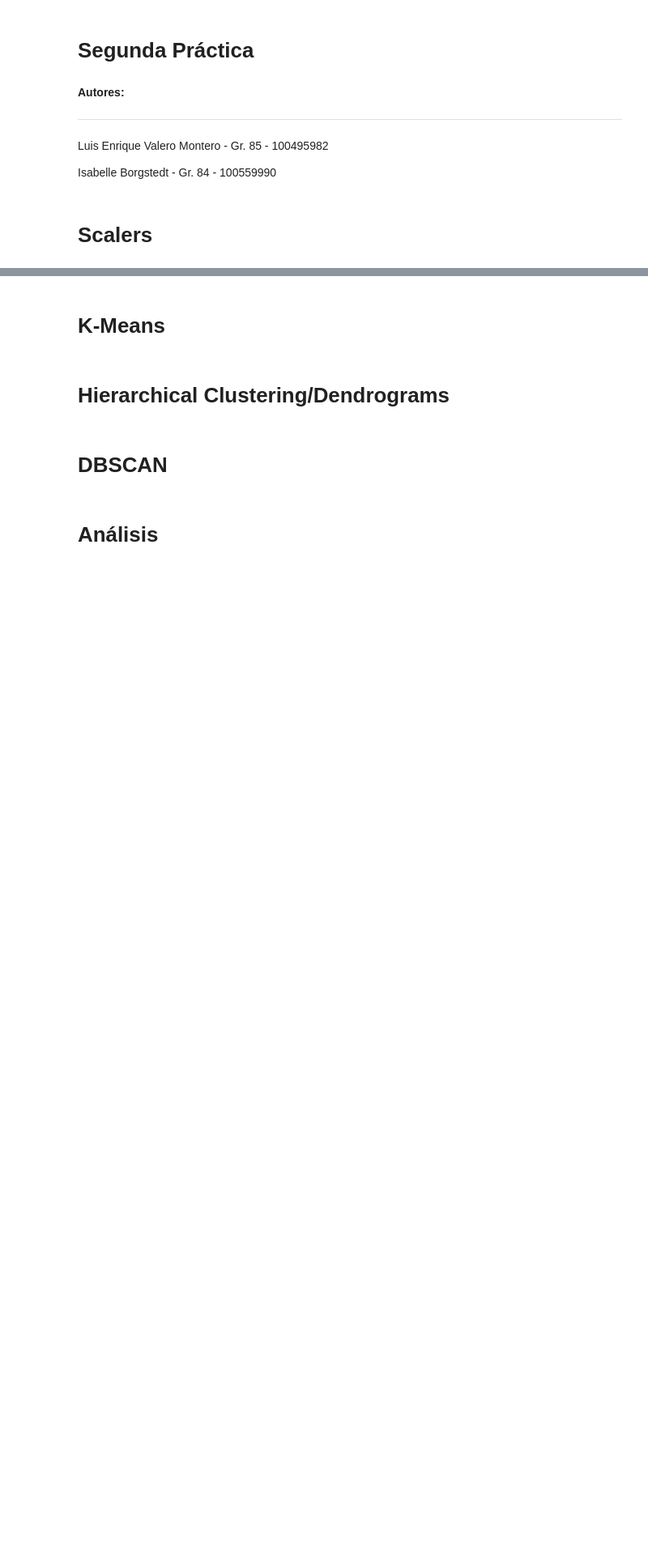
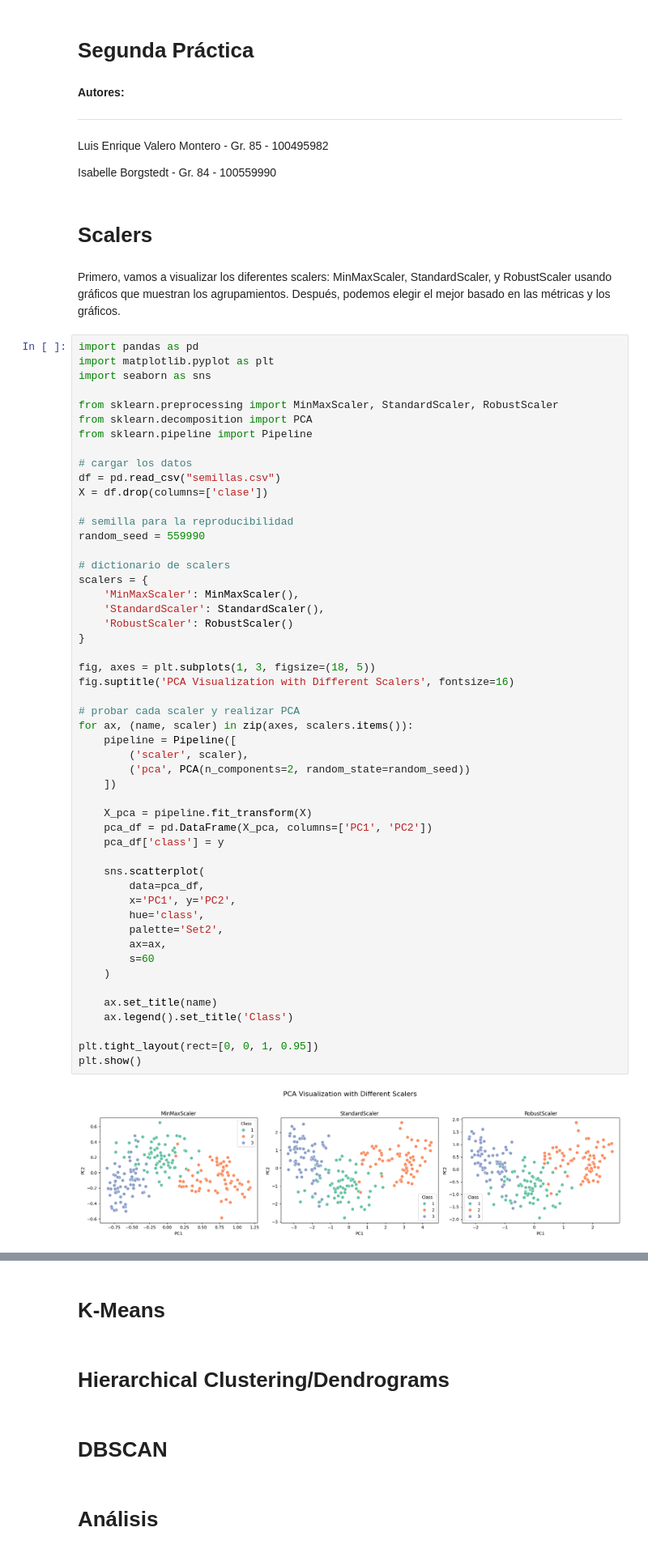
Before and after one commit to iborgstedt2848/ML_G84_G2_P2, a Jupyter notebook: segunda_práctica.ipynb, the cells around one changed output, grey strips where cells are left out. Shown at 81% size. Drawn from its saved outputs; the diff is of its cells as text; blank space fills up the shorter version.

```diff
--- a/segunda_práctica.ipynb
+++ b/segunda_práctica.ipynb
@@ -13,3 +13,58 @@ Luis Enrique Valero Montero - Gr. 85 - 100495982
 Isabelle Borgstedt - Gr. 84 - 100559990
 # %% [markdown]
 # Scalers
+# %% [markdown]
+Primero, vamos a visualizar los diferentes scalers: MinMaxScaler, StandardScaler, y RobustScaler usando gráficos que muestran los agrupamientos. Después, podemos elegir el mejor basado en las métricas y los gráficos.
+# %%
+import pandas as pd
+import matplotlib.pyplot as plt
+import seaborn as sns
+
+from sklearn.preprocessing import MinMaxScaler, StandardScaler, RobustScaler
+from sklearn.decomposition import PCA
+from sklearn.pipeline import Pipeline
+
+# cargar los datos
+df = pd.read_csv("semillas.csv")
+X = df.drop(columns=['clase'])
+
+# semilla para la reproducibilidad
+random_seed = 559990
+
+# dictionario de scalers
+scalers = {
+    'MinMaxScaler': MinMaxScaler(),
+    'StandardScaler': StandardScaler(),
+    'RobustScaler': RobustScaler()
+}
+
+fig, axes = plt.subplots(1, 3, figsize=(18, 5))
+fig.suptitle('PCA Visualization with Different Scalers', fontsize=16)
+
+# probar cada scaler y realizar PCA
+for ax, (name, scaler) in zip(axes, scalers.items()):
+    pipeline = Pipeline([
+        ('scaler', scaler),
+        ('pca', PCA(n_components=2, random_state=random_seed))
+    ])
+
+    X_pca = pipeline.fit_transform(X)
+    pca_df = pd.DataFrame(X_pca, columns=['PC1', 'PC2'])
+    pca_df['class'] = y
+
+    sns.scatterplot(
+        data=pca_df,
+        x='PC1', y='PC2',
+        hue='class',
+        palette='Set2',
+        ax=ax,
+        s=60
+    )
+
+    ax.set_title(name)
+    ax.legend().set_title('Class')
+
+plt.tight_layout(rect=[0, 0, 1, 0.95])
+plt.show()
+# %% [output]
+[figure, added]
```
Also changed, not shown: parts of 3 cells of this notebook.
